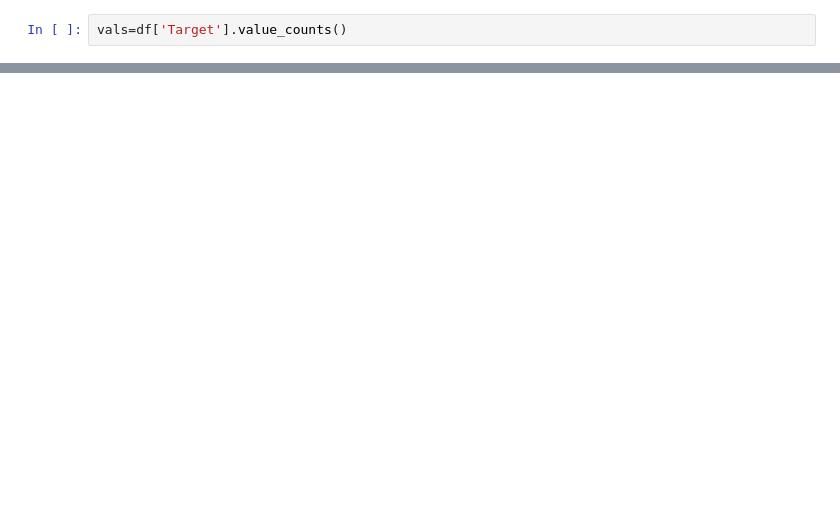
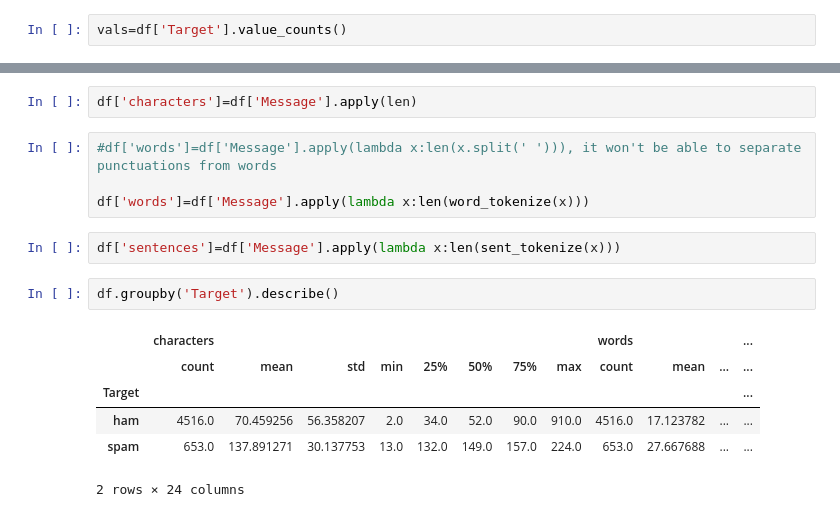
Before and after one commit to Pranavgupta123/Spam-Ham-Classification, a Jupyter notebook: Code.ipynb, the cells around one changed output, grey strips where cells are left out. Drawn from its saved outputs; the diff is of its cells as text; blank space fills up the shorter version.

```diff
--- a/Code.ipynb
+++ b/Code.ipynb
@@ -49,0 +59,17 @@ plt.pie(vals,labels=vals.index,autopct="%0.2f",startangle=180,explode=[0,0.1],we
+# %%
+df['characters']=df['Message'].apply(len)
+# %%
+#df['words']=df['Message'].apply(lambda x:len(x.split(' '))), it won't be able to separate punctuations from words
+
+df['words']=df['Message'].apply(lambda x:len(word_tokenize(x)))
+# %%
+df['sentences']=df['Message'].apply(lambda x:len(sent_tokenize(x)))
+# %%
+df.groupby('Target').describe()
+# %% [output]
+|  | characters |  |  |  |  |  |  |  | words |  |  | ... |
+|  | count | mean | std | min | 25% | 50% | 75% | max | count | mean | ... | ... |
+| Target |  |  |  |  |  |  |  |  |  |  |  | ... |
+| ham | 4516.0 | 70.459256 | 56.358207 | 2.0 | 34.0 | 52.0 | 90.0 | 910.0 | 4516.0 | 17.123782 | ... | ... |
+| spam | 653.0 | 137.891271 | 30.137753 | 13.0 | 132.0 | 149.0 | 157.0 | 224.0 | 653.0 | 27.667688 | ... | ... |
+2 rows × 24 columns
```
Also changed, not shown: parts of 7 cells of this notebook, 1 other file.
